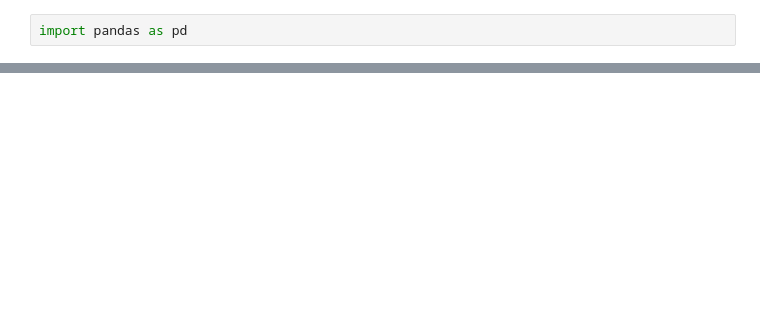
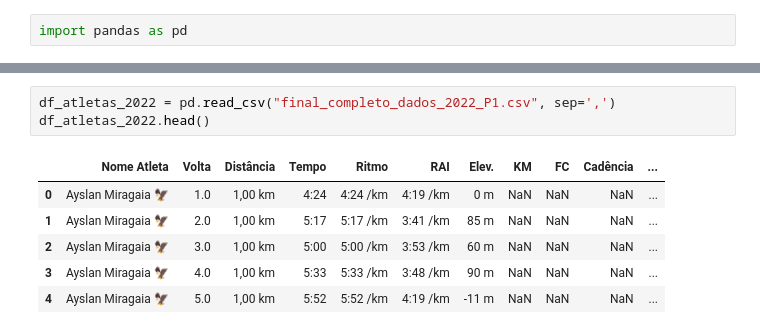
Before and after one commit to joaomts/-strava_analytics, a Jupyter notebook: analises_corredores.ipynb, the cells around one changed output, grey strips where cells are left out. Drawn from its saved outputs; the diff is of its cells as text; blank space fills up the shorter version.

```diff
--- a/analises_corredores.ipynb
+++ b/analises_corredores.ipynb
@@ -31,0 +72,10 @@ df_grouped.head()
+# %%
+df_atletas_2022 = pd.read_csv("final_completo_dados_2022_P1.csv", sep=',')
+df_atletas_2022.head()
+# %% [output]
+|  | Nome Atleta | Volta | Distância | Tempo | Ritmo | RAI | Elev. | KM | FC | Cadência | ... |
+| 0 | Ayslan Miragaia 🦅 | 1.0 | 1,00 km | 4:24 | 4:24 /km | 4:19 /km | 0 m | NaN | NaN | NaN | ... |
+| 1 | Ayslan Miragaia 🦅 | 2.0 | 1,00 km | 5:17 | 5:17 /km | 3:41 /km | 85 m | NaN | NaN | NaN | ... |
+| 2 | Ayslan Miragaia 🦅 | 3.0 | 1,00 km | 5:00 | 5:00 /km | 3:53 /km | 60 m | NaN | NaN | NaN | ... |
+| 3 | Ayslan Miragaia 🦅 | 4.0 | 1,00 km | 5:33 | 5:33 /km | 3:48 /km | 90 m | NaN | NaN | NaN | ... |
+| 4 | Ayslan Miragaia 🦅 | 5.0 | 1,00 km | 5:52 | 5:52 /km | 4:19 /km | -11 m | NaN | NaN | NaN | ... |
```
Also changed, not shown: parts of 12 cells of this notebook, 2 other files.
